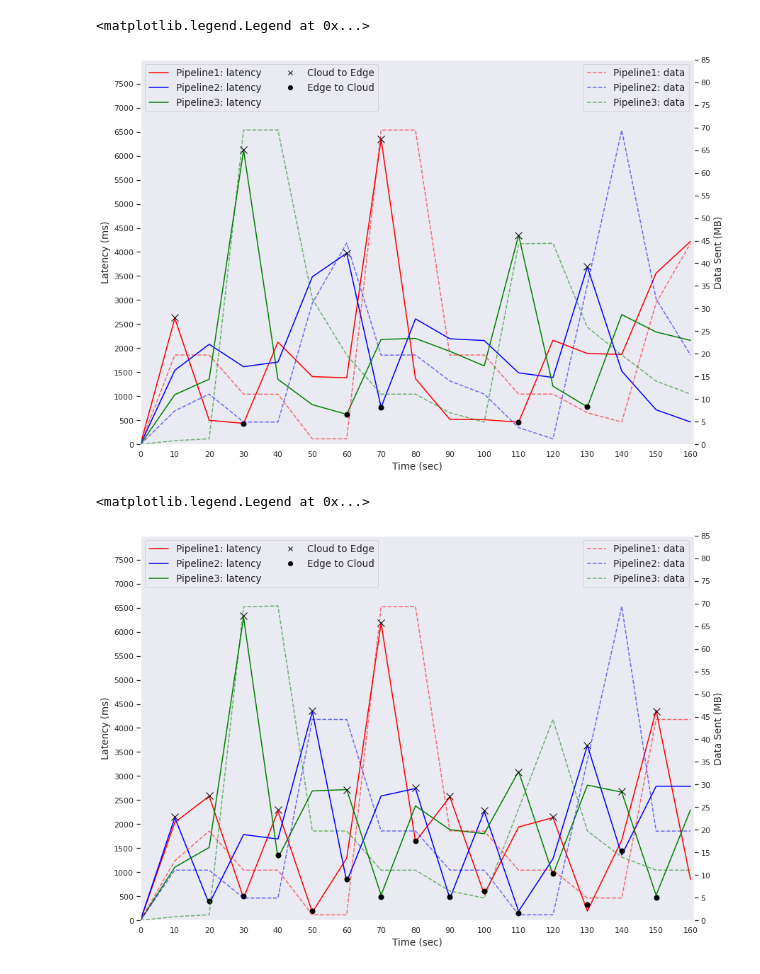
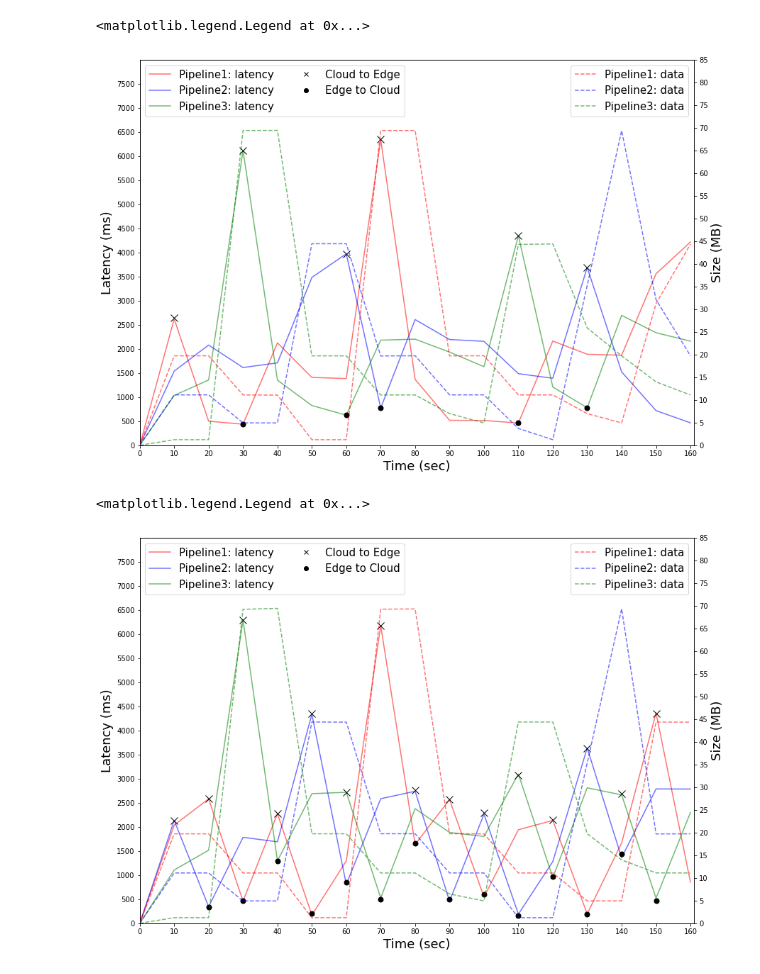
Before and after one commit to LBacchiani/birex_orchestrator, a Jupyter notebook: multiple_pipeline.ipynb, the cells around one changed output. Cells and saved outputs as stored; diff of their text form; code cells hidden in the pictures.

Commit message:
figures

```diff
--- a/multiple_pipeline.ipynb
+++ b/multiple_pipeline.ipynb
@@ -51,16 +51,6 @@ for s in map(lambda s: s[:-4], files):
     if len(pipelines[0]) > 1:
         dfs_groupby = [pd.concat(pipelines[i]).groupby('Time') for i in range(0,n_pipelines)]
         dfs[s] = [(dfs_groupby[i].mean(), dfs_groupby[i].std(), dfs_groupby[i].median(), dfs_groupby[i].max(), dfs_groupby[i].min()) for i in range(0,n_pipelines)]
-# %%
-LANG="en_US.UTF-8"
-LANGUAGE="en_US.UTF-8"
-LC_ALL="en_US.UTF-8"
-
-sns.set(font='Jetbrains Mono') # Set font
-
-facecolor_cloud = [204/255, 121/255, 167/255, .85]
-
-facecolor_edge_cloud = [213/255, 94/255, 0., .85]
 # %%
 x = dfs_dict['edge-cloud_bytes_1_run'][0][0].reset_index()['Time']
 p1_byte = dfs_dict['edge-cloud_bytes_1_run'][0][0].reset_index()['Size (MB)']
@@ -118,7 +108,7 @@ l1 = ax.plot(
     label='Pipeline1: latency',
     color='red',
     zorder=10000,
-    alpha=1
+    alpha=.55
 )
 
 l2 = ax.plot(
@@ -128,7 +118,7 @@ l2 = ax.plot(
     label='Pipeline2: latency',
     color='blue',
     zorder=10000,
-    alpha=1
+    alpha=.55
 )
 
 l3 = ax.plot(
@@ -138,7 +128,7 @@ l3 = ax.plot(
     label='Pipeline3: latency',
     color='green',
     zorder=10000,
-    alpha=1
+    alpha=.55
 )
 
 
@@ -172,7 +162,7 @@ ax.plot([],[],'o',label="Edge to Cloud", color='black')
 
 
 # set ticks and labels
-ax.set_xlabel('Time (sec)', fontsize=13.5)
+ax.set_xlabel('Time (sec)', fontsize=18)
 ax.set_xticks(range(0, 17))
 ax.set_xticklabels([x for x in range(0, 170, 10)])
 
@@ -182,15 +172,15 @@ ax_background.set_yticks(range(0, 90, 5))
 ax.set_xlim(0, 16.1)
 ax.set_ylim(-.0001, 8000)
 ax_background.set_ylim(-.0001, 85)
-ax.set_ylabel('Latency (ms)', fontsize=13.5)
-ax_background.set_ylabel('Data Sent (MB)', fontsize=13.5)
+ax.set_ylabel('Latency (ms)', fontsize=18)
+ax_background.set_ylabel('Size (MB)', fontsize=18)
 
 # legend settings
-ax.legend(loc='upper left', ncol=2, frameon=True, fontsize=13.5)
-ax_background.legend(loc='upper right', ncol=1, frameon=True, fontsize=13.5)
+ax.legend(loc='upper left', ncol=2, frameon=True, fontsize=15)
+ax_background.legend(loc='upper right', ncol=1, frameon=True, fontsize=15)
 # %% [output]
 <matplotlib.legend.Legend at 0x...>
-[figure, old version]
+[figure, new version]
 # %%
 fig.savefig(f'images/policy_byte_based.pdf', dpi=100)
 # %%
@@ -250,7 +240,7 @@ l1 = ax.plot(
     label='Pipeline1: latency',
     color='red',
     zorder=10000,
-    alpha=1
+    alpha=.55
 )
 
 l2 = ax.plot(
@@ -260,7 +250,7 @@ l2 = ax.plot(
     label='Pipeline2: latency',
     color='blue',
     zorder=10000,
-    alpha=1
+    alpha=.55
 )
 
 l3 = ax.plot(
@@ -270,7 +260,7 @@ l3 = ax.plot(
     label='Pipeline3: latency',
     color='green',
     zorder=10000,
-    alpha=1
+    alpha=.55
 )
 
 
@@ -279,19 +269,19 @@ l3 = ax.plot(
 # x (cloud -> edge) o (edge -> cloud)
 
 ms = 7
-ax.plot(1, 2150, linewidth=100000, marker="x", markersize=ms+3, markeredgecolor="black", markerfacecolor="black", zorder=10000)
+ax.plot(1, 2135.6666666666665, linewidth=100000, marker="x", markersize=ms+3, markeredgecolor="black", markerfacecolor="black", zorder=10000)
 
-ax.plot(2, 400.5, linewidth=100, marker="o", markersize=ms, markeredgecolor="black", markerfacecolor="black", zorder=10000)
+ax.plot(2, 342.5, linewidth=100, marker="o", markersize=ms, markeredgecolor="black", markerfacecolor="black", zorder=10000)
 
-ax.plot(2, 2600, linewidth=100, marker="x", markersize=ms+3, markeredgecolor="black", markerfacecolor="black", zorder=10000)
+ax.plot(2, 2583.6666666666665, linewidth=100, marker="x", markersize=ms+3, markeredgecolor="black", markerfacecolor="black", zorder=10000)
 
-ax.plot(3, 500.5, linewidth=100, marker="o", markersize=ms, markeredgecolor="black", markerfacecolor="black", zorder=10000)
+ax.plot(3, 461, linewidth=100, marker="o", markersize=ms, markeredgecolor="black", markerfacecolor="black", zorder=10000)
 
-ax.plot(3, 6336.5, linewidth=100, marker="x", markersize=ms+3, markeredgecolor="black", markerfacecolor="black", zorder=10000)
+ax.plot(3, 6298.5, linewidth=100, marker="x", markersize=ms+3, markeredgecolor="black", markerfacecolor="black", zorder=10000)
 
-ax.plot(4, 1358, linewidth=100, marker="o", markersize=ms, markeredgecolor="black", markerfacecolor="black", zorder=10000)
+ax.plot(4, 1296.5, linewidth=100, marker="o", markersize=ms, markeredgecolor="black", markerfacecolor="black", zorder=10000)
 
-ax.plot(4, 2302, linewidth=100, marker="x", markersize=ms+3, markeredgecolor="black", markerfacecolor="black", zorder=10000)
+ax.plot(4, 2275, linewidth=100, marker="x", markersize=ms+3, markeredgecolor="black", markerfacecolor="black", zorder=10000)
 
 ax.plot(5, 200.5, linewidth=100, marker="o", markersize=ms, markeredgecolor="black", markerfacecolor="black", zorder=10000)
 
@@ -325,41 +315,41 @@ ax.plot(12, 969, linewidth=100, marker="o", markersize=ms, markeredgecolor="blac
 
 ax.plot(12, 2153, linewidth=100, marker="x", markersize=ms+3, markeredgecolor="black", markerfacecolor="black", zorder=10000)
 
-ax.plot(13, 328, linewidth=100, marker="o", markersize=ms, markeredgecolor="black", markerfacecolor="black", zorder=10000)
+ax.plot(13, 194, linewidth=100, marker="o", markersize=ms, markeredgecolor="black", markerfacecolor="black", zorder=10000)
 
-ax.plot(13, 3635.5, linewidth=100, marker="x", markersize=ms+3, markeredgecolor="black", markerfacecolor="black", zorder=10000)
+ax.plot(13, 3638, linewidth=100, marker="x", markersize=ms+3, markeredgecolor="black", markerfacecolor="black", zorder=10000)
 
 ax.plot(14, 1445, linewidth=100, marker="o", markersize=ms, markeredgecolor="black", markerfacecolor="black", zorder=10000)
 
 ax.plot(14, 2683.6, linewidth=100, marker="x", markersize=ms+3, markeredgecolor="black", markerfacecolor="black", zorder=10000)
 
 ax.plot(15, 473.5, linewidth=100, marker="o", markersize=ms, markeredgecolor="black", markerfacecolor="black", zorder=10000)
 
 ax.plot(15, 4346, linewidth=100, marker="x", markersize=ms+3, markeredgecolor="black", markerfacecolor="black", zorder=10000)
 
 ax.plot([],[],'x',label="Cloud to Edge", color='black')
 ax.plot([],[],'o',label="Edge to Cloud", color='black')
 
 # set ticks and labels
-ax.set_xlabel('Time (sec)', fontsize=13.5)
+ax.set_xlabel('Time (sec)', fontsize=18)
 ax.set_xticks(range(0, 17))
 ax.set_xticklabels([x for x in range(0, 170, 10)])
 
 # background ticks and labels
 ax.set_yticks(range(0, 8000, 500))
 ax_background.set_yticks(range(0, 90, 5))
 ax.set_xlim(0, 16.1)
 ax.set_ylim(-.0001, 8000)
 ax_background.set_ylim(-.0001, 85)
-ax.set_ylabel('Latency (ms)', fontsize=13.5)
-ax_background.set_ylabel('Data Sent (MB)', fontsize=13.5)
+ax.set_ylabel('Latency (ms)', fontsize=18)
+ax_background.set_ylabel('Size (MB)', fontsize=18)
 
 # legend settings
-ax.legend(loc='upper left', ncol=2, frameon=True, fontsize=13.5)
-ax_background.legend( loc='upper right', ncol=1, frameon=True, fontsize=13.5)
+ax.legend(loc='upper left', ncol=2, frameon=True, fontsize=15)
+ax_background.legend( loc='upper right', ncol=1, frameon=True, fontsize=15)
 # %% [output]
 <matplotlib.legend.Legend at 0x...>
-[figure, old version]
+[figure, new version]
 # %%
 fig.savefig(f'images/policy_latency_based.pdf', dpi=100)
 # %%
```
Also changed, not shown: parts of 2 cells of this notebook, 12 other files.
